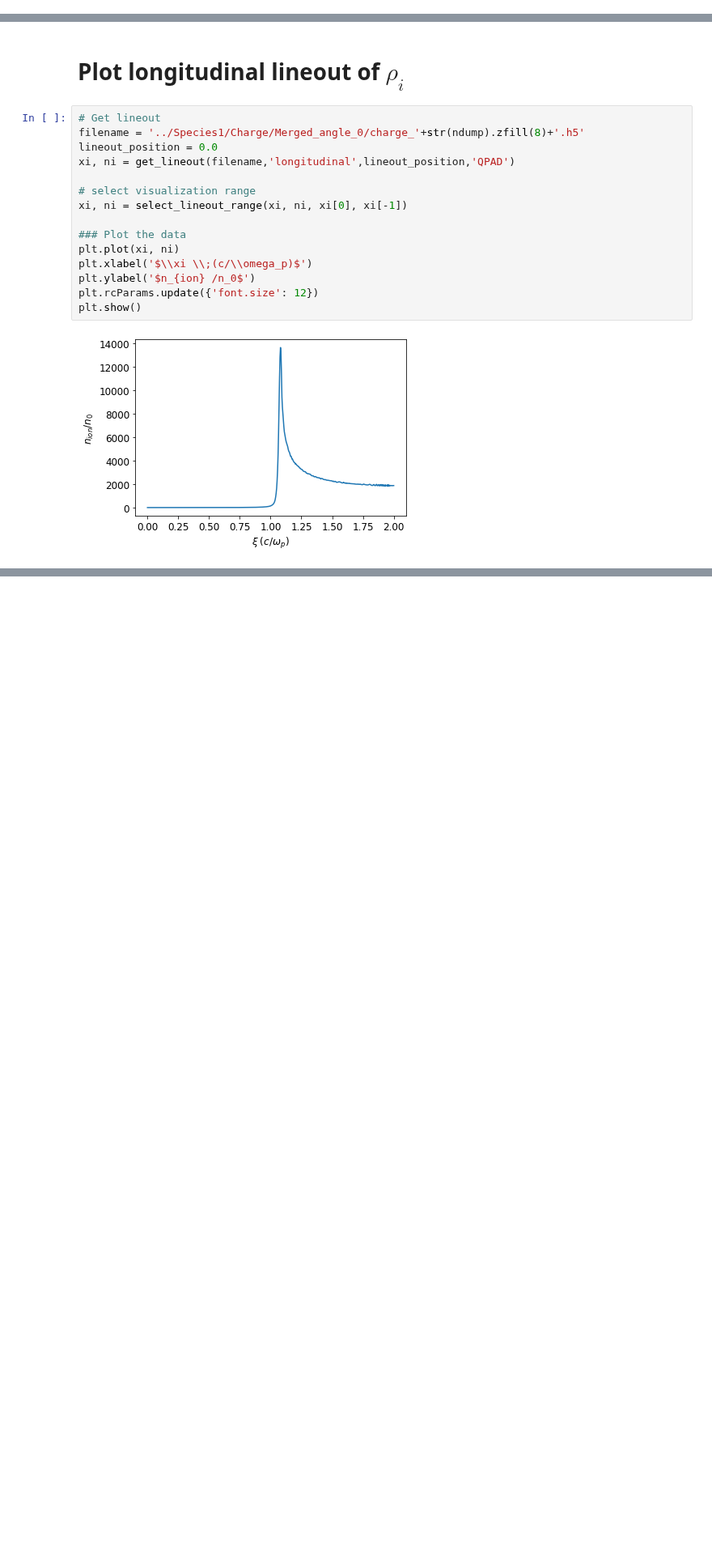
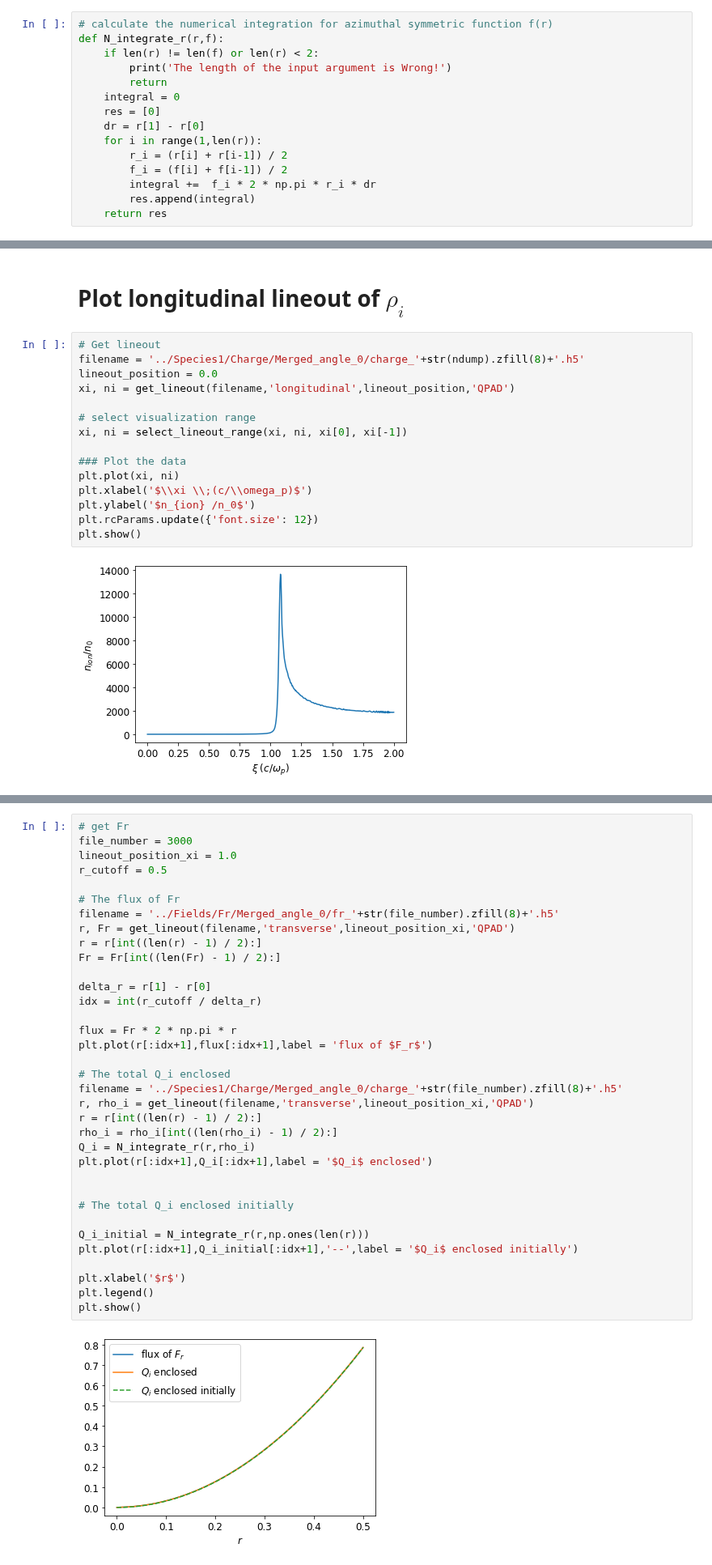
Before and after one commit to uclazyj/JupyterQpic, a Jupyter notebook: plot_lineout_QPAD.ipynb, the cells around one changed output, grey strips where cells are left out. Shown at 81% size. Cells and saved outputs as stored; diff of their text form; blank space fills up the shorter version.

```diff
--- a/plot_lineout_QPAD.ipynb
+++ b/plot_lineout_QPAD.ipynb
@@ -4,6 +4,21 @@ import h5py
 import matplotlib.pyplot as plt
 from helper import *
 ndump = get_one_item(['field','diag',0,'ndump'])
+# %%
+# calculate the numerical integration for azimuthal symmetric function f(r)
+def N_integrate_r(r,f):
+    if len(r) != len(f) or len(r) < 2:
+        print('The length of the input argument is Wrong!')
+        return
+    integral = 0
+    res = [0]
+    dr = r[1] - r[0]
+    for i in range(1,len(r)):
+        r_i = (r[i] + r[i-1]) / 2
+        f_i = (f[i] + f[i-1]) / 2
+        integral +=  f_i * 2 * np.pi * r_i * dr
+        res.append(integral)
+    return res
 # %% [markdown]
 ## Calculate the Focusing force according to Benedetti 2017 paper
 # %%
@@ -135,0 +146,37 @@ plt.show()
+# %%
+# get Fr
+file_number = 3000
+lineout_position_xi = 1.0
+r_cutoff = 0.5
+
+# The flux of Fr
+filename = '../Fields/Fr/Merged_angle_0/fr_'+str(file_number).zfill(8)+'.h5'
+r, Fr = get_lineout(filename,'transverse',lineout_position_xi,'QPAD')
+r = r[int((len(r) - 1) / 2):]
+Fr = Fr[int((len(Fr) - 1) / 2):]
+
+delta_r = r[1] - r[0]
+idx = int(r_cutoff / delta_r)
+
+flux = Fr * 2 * np.pi * r
+plt.plot(r[:idx+1],flux[:idx+1],label = 'flux of $F_r$')
+
+# The total Q_i enclosed
+filename = '../Species1/Charge/Merged_angle_0/charge_'+str(file_number).zfill(8)+'.h5'
+r, rho_i = get_lineout(filename,'transverse',lineout_position_xi,'QPAD')
+r = r[int((len(r) - 1) / 2):]
+rho_i = rho_i[int((len(rho_i) - 1) / 2):]
+Q_i = N_integrate_r(r,rho_i)
+plt.plot(r[:idx+1],Q_i[:idx+1],label = '$Q_i$ enclosed')
+
+
+# The total Q_i enclosed initially
+
+Q_i_initial = N_integrate_r(r,np.ones(len(r)))
+plt.plot(r[:idx+1],Q_i_initial[:idx+1],'--',label = '$Q_i$ enclosed initially')
+
+plt.xlabel('$r$')
+plt.legend()
+plt.show()
+# %% [output]
+[figure, added]
```
Also changed, not shown: parts of 6 cells of this notebook, 1 other file.
